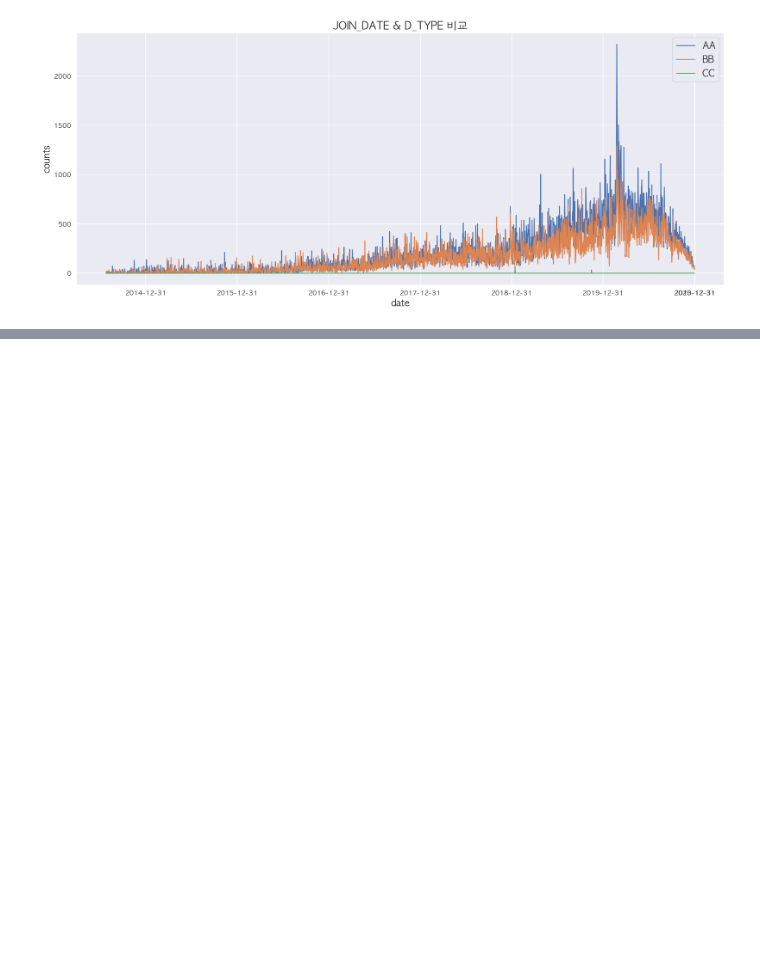
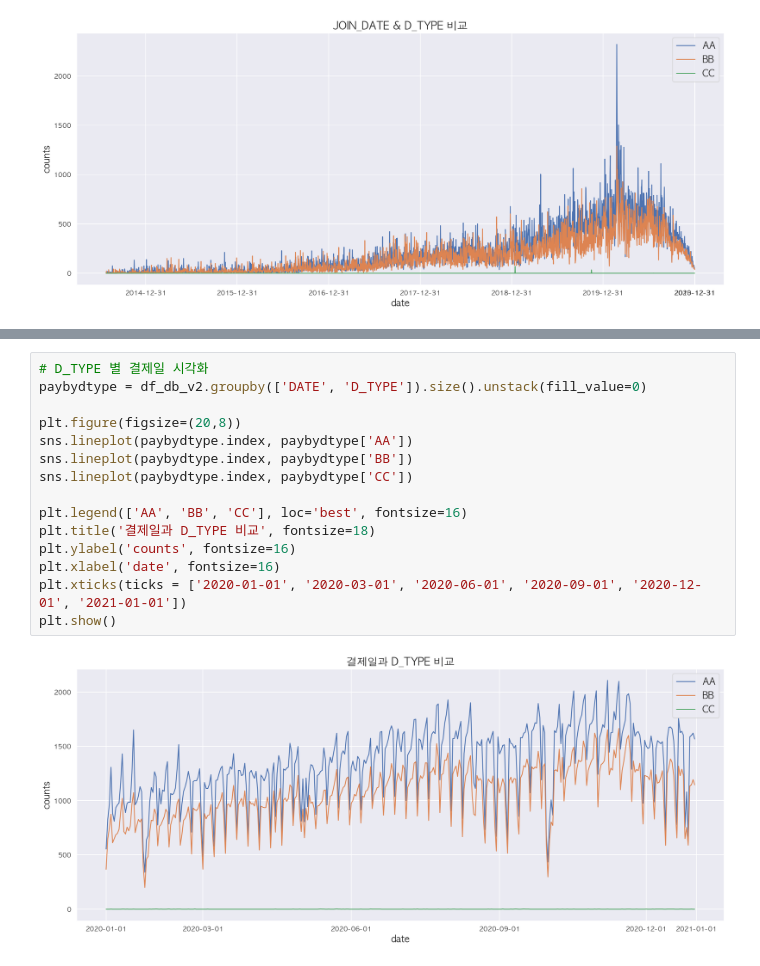
Before and after one commit to hyunjuyo/team2_wanted_onboarding_2nd, a Jupyter notebook: Week3_김기성/moduparking_Final_02_Engineering_Modeling.ipynb, the cells around one changed output, grey strips where cells are left out. Drawn from its saved outputs; the diff is of its cells as text; blank space fills up the shorter version.

```diff
--- a/Week3_김기성/moduparking_Final_02_Engineering_Modeling.ipynb
+++ b/Week3_김기성/moduparking_Final_02_Engineering_Modeling.ipynb
@@ -292,0 +334,17 @@ df_db_v2.groupby(['DATE', 'GOODS_TYPE']).size().unstack(fill_value=0).loc['2020-
+# %%
+# D_TYPE 별 결제일 시각화
+paybydtype = df_db_v2.groupby(['DATE', 'D_TYPE']).size().unstack(fill_value=0)
+
+plt.figure(figsize=(20,8))
+sns.lineplot(paybydtype.index, paybydtype['AA'])
+sns.lineplot(paybydtype.index, paybydtype['BB'])
+sns.lineplot(paybydtype.index, paybydtype['CC'])
+
+plt.legend(['AA', 'BB', 'CC'], loc='best', fontsize=16)
+plt.title('결제일과 D_TYPE 비교', fontsize=18)
+plt.ylabel('counts', fontsize=16)
+plt.xlabel('date', fontsize=16)
+plt.xticks(ticks = ['2020-01-01', '2020-03-01', '2020-06-01', '2020-09-01', '2020-12-01', '2021-01-01'])
+plt.show()
+# %% [output]
+[figure, added]
```
Also changed, not shown: parts of 43 cells of this notebook, 2 other files.
